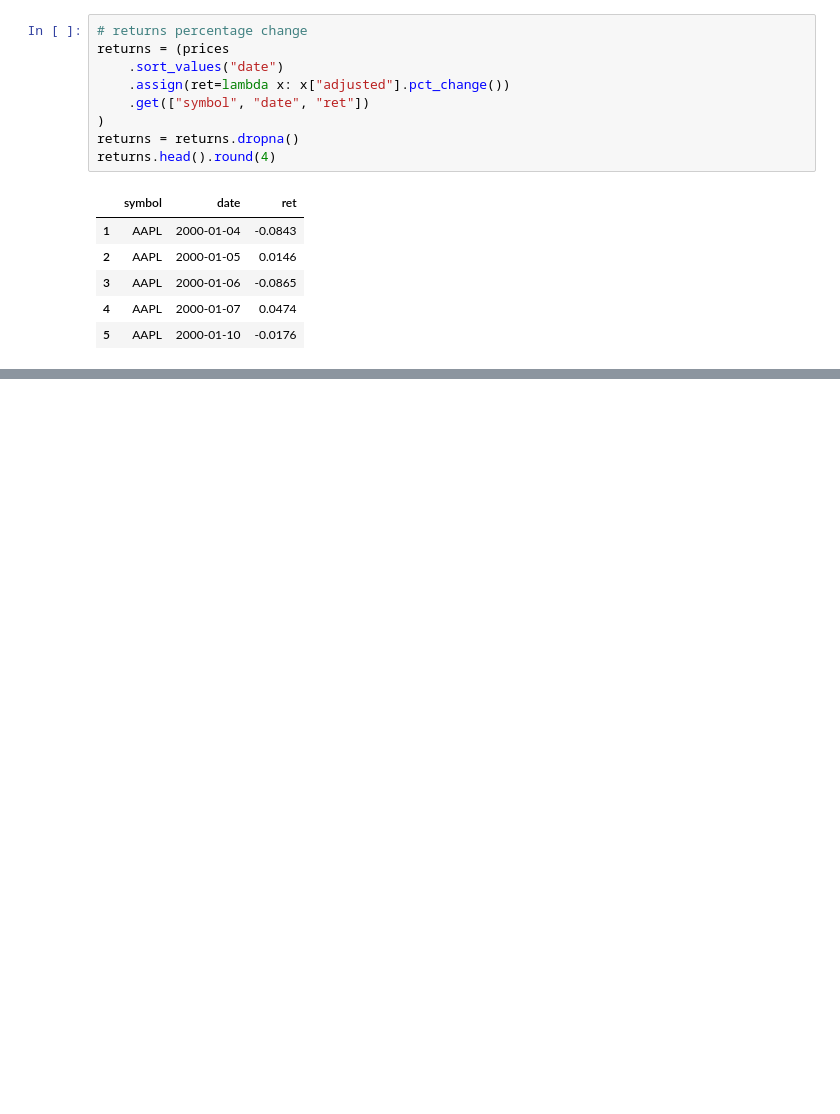
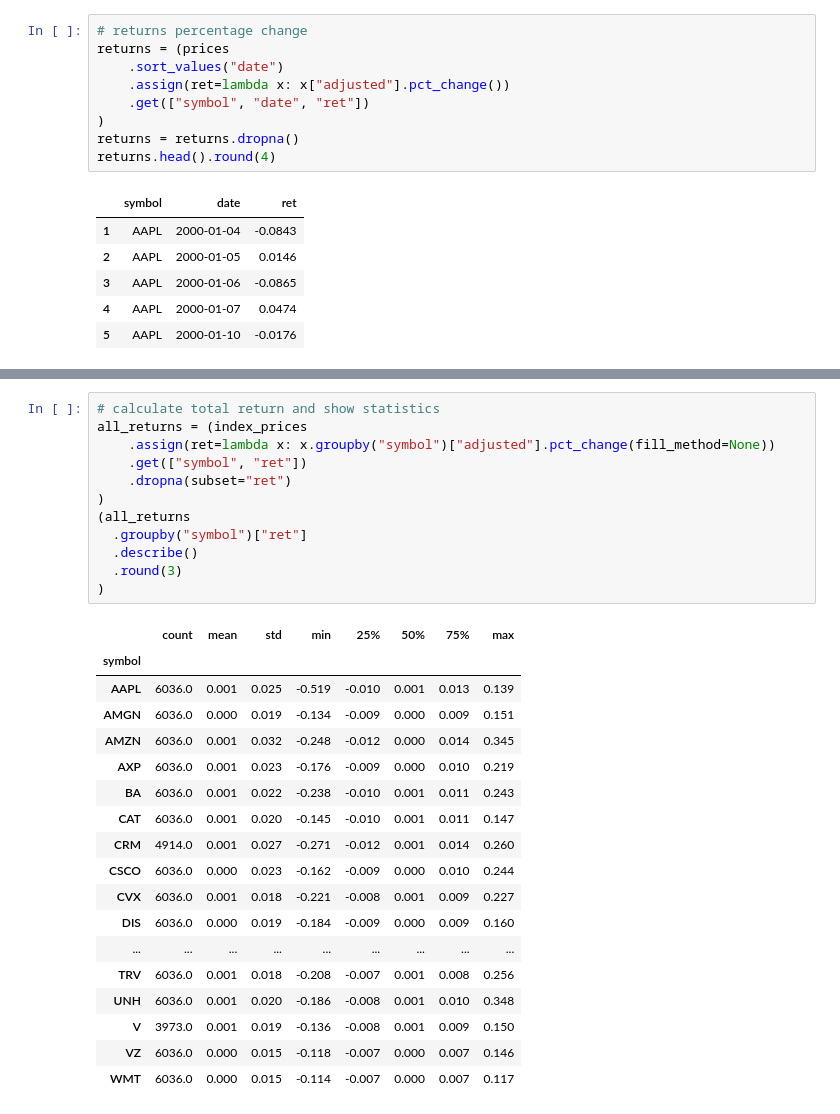
Before and after one commit to ajmtrz/tidy_finance, a Jupyter notebook: Introduction.ipynb, the cells around one changed output, grey strips where cells are left out. Cells and saved outputs as stored; diff of their text form; blank space fills up the shorter version.

```diff
--- a/Introduction.ipynb
+++ b/Introduction.ipynb
@@ -120,0 +162,31 @@ pd.DataFrame(returns["ret"]
+# %%
+# calculate total return and show statistics
+all_returns = (index_prices
+    .assign(ret=lambda x: x.groupby("symbol")["adjusted"].pct_change(fill_method=None))
+    .get(["symbol", "ret"])
+    .dropna(subset="ret")
+)
+(all_returns
+  .groupby("symbol")["ret"]
+  .describe()
+  .round(3)
+)
+# %% [output]
+|  | count | mean | std | min | 25% | 50% | 75% | max |
+| symbol |  |  |  |  |  |  |  |  |
+| AAPL | 6036.0 | 0.001 | 0.025 | -0.519 | -0.010 | 0.001 | 0.013 | 0.139 |
+| AMGN | 6036.0 | 0.000 | 0.019 | -0.134 | -0.009 | 0.000 | 0.009 | 0.151 |
+| AMZN | 6036.0 | 0.001 | 0.032 | -0.248 | -0.012 | 0.000 | 0.014 | 0.345 |
+| AXP | 6036.0 | 0.001 | 0.023 | -0.176 | -0.009 | 0.000 | 0.010 | 0.219 |
+| BA | 6036.0 | 0.001 | 0.022 | -0.238 | -0.010 | 0.001 | 0.011 | 0.243 |
+| CAT | 6036.0 | 0.001 | 0.020 | -0.145 | -0.010 | 0.001 | 0.011 | 0.147 |
+| CRM | 4914.0 | 0.001 | 0.027 | -0.271 | -0.012 | 0.001 | 0.014 | 0.260 |
+| CSCO | 6036.0 | 0.000 | 0.023 | -0.162 | -0.009 | 0.000 | 0.010 | 0.244 |
+| CVX | 6036.0 | 0.001 | 0.018 | -0.221 | -0.008 | 0.001 | 0.009 | 0.227 |
+| DIS | 6036.0 | 0.000 | 0.019 | -0.184 | -0.009 | 0.000 | 0.009 | 0.160 |
+| ... | ... | ... | ... | ... | ... | ... | ... | ... |
+| TRV | 6036.0 | 0.001 | 0.018 | -0.208 | -0.007 | 0.001 | 0.008 | 0.256 |
+| UNH | 6036.0 | 0.001 | 0.020 | -0.186 | -0.008 | 0.001 | 0.010 | 0.348 |
+| V | 3973.0 | 0.001 | 0.019 | -0.136 | -0.008 | 0.001 | 0.009 | 0.150 |
+| VZ | 6036.0 | 0.000 | 0.015 | -0.118 | -0.007 | 0.000 | 0.007 | 0.146 |
+| WMT | 6036.0 | 0.000 | 0.015 | -0.114 | -0.007 | 0.000 | 0.007 | 0.117 |
```
Also changed, not shown: parts of 18 cells of this notebook.
